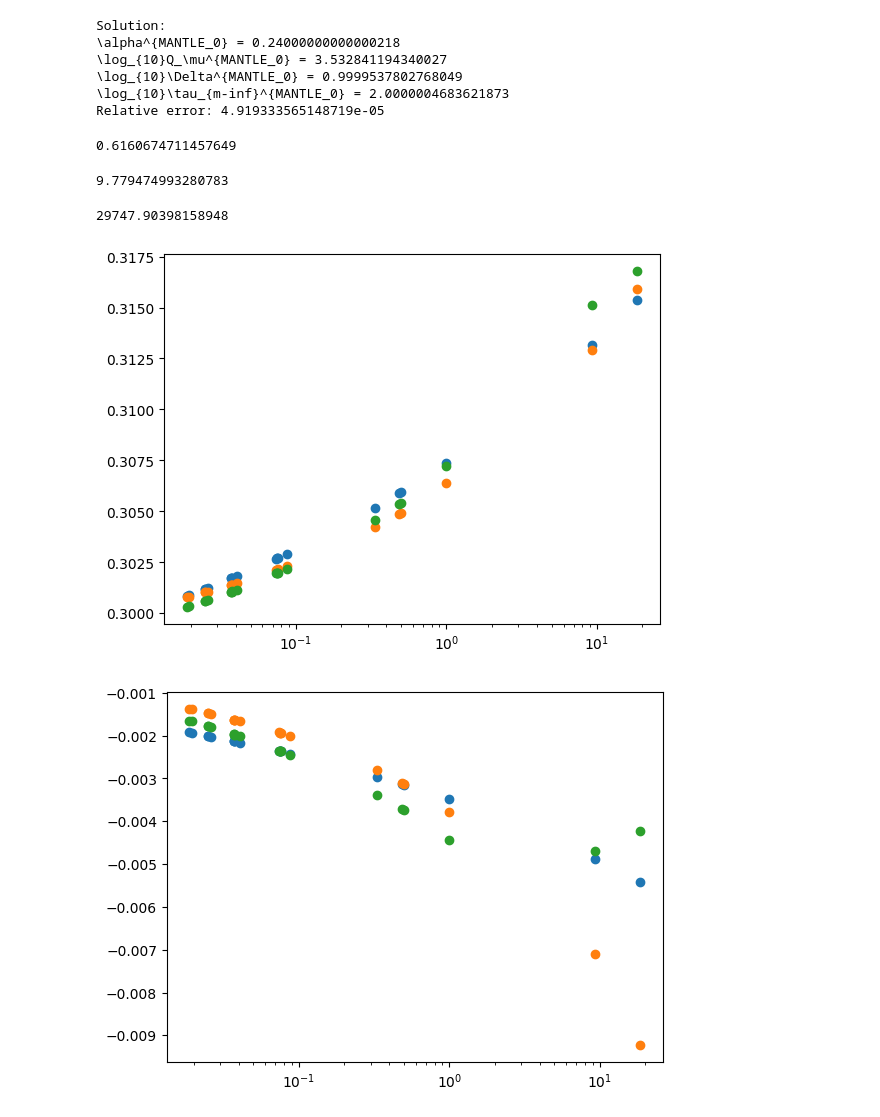
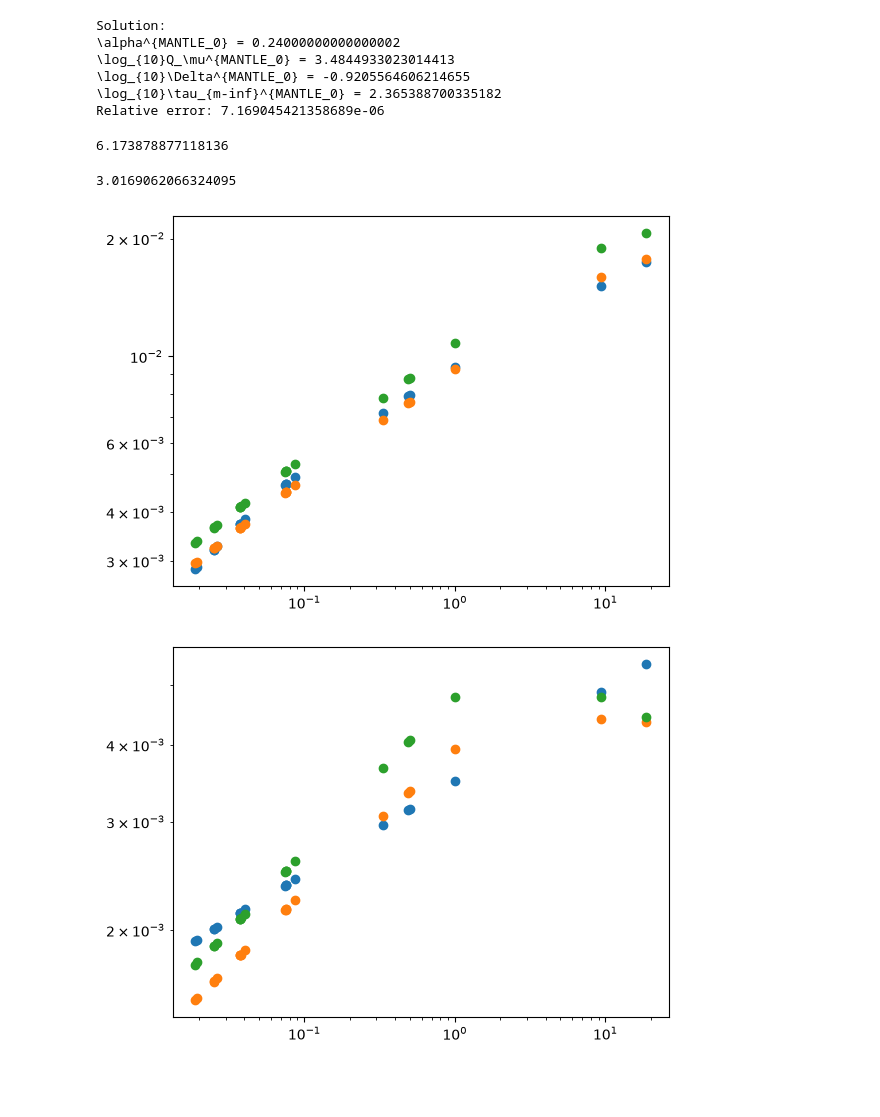
Before and after one commit to maxime-rousselet-cnes/gins_partials, a Jupyter notebook: initial_value_guess.ipynb, the cells around one changed output. Drawn from its saved outputs; the diff is of its cells as text; code cells hidden in the pictures; blank space fills up the shorter version.

```diff
--- a/initial_value_guess.ipynb
+++ b/initial_value_guess.ipynb
@@ -12,19 +12,22 @@ k2_reference = array(
 tabs, love_number_log_frequencies, elastic, love_numbers, _ = load_love_numbers_for_gins()
 # %%
 from gins_partials.tide_correction_model import (
-    tide_angular_frequencies_to_cycle_per_yr,
-    interpolate_love_number_grid_to_solid_tides,
+    SOLID_TIDE_CORRECTION_MODELS_DEFAULT_FILE_NAME,
+    POLE_MODELS_PATH,
+    load_base_model,
+)
+from numpy  import array
+
+k2_models = load_base_model(
+    name=SOLID_TIDE_CORRECTION_MODELS_DEFAULT_FILE_NAME, path=POLE_MODELS_PATH
 )
 
-interpolated_love_numbers = interpolate_love_number_grid_to_solid_tides(
-    model_grid=love_numbers,
-    love_number_log_frequencies=love_number_log_frequencies,
-    solid_tide_frequencies=tide_angular_frequencies_to_cycle_per_yr(),
-)
+interpolated_love_numbers = array(k2_models["k2_real"]) + 1j * array(k2_models["k2_imag"])
 # %%
 from scipy.interpolate import RegularGridInterpolator
 from scipy.optimize import least_squares
 from numpy.random import uniform
+from numpy import log10
 
 grids = tuple(tabs.values())
 interpolators = [
@@ -37,8 +40,8 @@ interpolators = [
     )
     for i in range(len(k2_reference))
 ]
-lower_bounds = array([0.24, 2, -2, 2])
-upper_bounds = array([0.26, 4, 1, 5])
+lower_bounds = array([0.2, log10(4), 0.05, -2])
+upper_bounds = array([0.3, log10(15), 0.4, log10(0.5)])
 
 
 def predict(p):
@@ -64,58 +67,46 @@ print(
 print("Relative error:", cost / REFERENCE_K2)
 # %% [output]
 Solution:
-\alpha^{MANTLE_0} = 0.24000000000000218
-\log_{10}Q_\mu^{MANTLE_0} = 3.532841194340027
-\log_{10}\Delta^{MANTLE_0} = 0.9999537802768049
-\log_{10}\tau_{m-inf}^{MANTLE_0} = 2.0000004683621873
-Relative error: 4.919333565148719e-05
+\alpha^{MANTLE_0} = 0.24000000000000002
+\log_{10}Q_\mu^{MANTLE_0} = 3.4844933023014413
+\log_{10}\Delta^{MANTLE_0} = -0.9205564606214655
+\log_{10}\tau_{m-inf}^{MANTLE_0} = 2.365388700335182
+Relative error: 7.169045421358689e-06
-# %%
-from alna.rheological_formulas import find_tau_m_sup
-
-# TODO: Raise compatibility questions.
-print(find_tau_m_sup(omega_m_inf=3.09e-4, period_unit=1, alpha=0.25, delta=10**(-0.77), q_mu=10**(3.21)) / 3600/24/365.25)
-# %% [output]
-0.6160674711457649
 # %%
 from alna.rheological_formulas import find_tau_m_sup
 
 # TODO: Raise compatibility questions.
-print(find_tau_m_sup(omega_m_inf=3.09e-4, period_unit=1, alpha=0.25, delta=1, q_mu=1000) / 3600/24/365.25)
+print(find_tau_m_sup(omega_m_inf=3.09e-4, period_unit=1, alpha=0.26, delta=0.08, q_mu=7000) / 3600/24/365.25)
 # %% [output]
-9.779474993280783
+6.173878877118136
 # %%
 from alna.rheological_formulas import find_tau_m_sup
 
-print(find_tau_m_sup(omega_m_inf=10**(-x[3]), period_unit=1, alpha=x[0], delta=10**(x[2]), q_mu=10**(x[1])) / 3600/24/365.25)
+print(find_tau_m_sup(omega_m_inf=10**(-x[3]), period_unit=1, alpha=x[0], delta=10**(x[1]), q_mu=160) / 3600/24/365.25)
+print(find_tau_m_sup(omega_m_inf=10**(-x[3]), period_unit=1, alpha=x[2], delta=10**(x[3]), q_mu=300) / 3600/24/365.25)
 # %% [output]
-29747.90398158948
+3.0169062066324095
 # %%
-from matplotlib.pyplot import scatter, xscale, show
+from matplotlib.pyplot import scatter, xscale, show, yscale
+from gins_partials.tide_correction_model import tide_angular_frequencies_to_cycle_per_yr
 
-log_Q_to_test = 3.5
 xscale("log")
-scatter(1 / tide_angular_frequencies_to_cycle_per_yr(), k2_reference.real)
+yscale("log")
+scatter(1 / tide_angular_frequencies_to_cycle_per_yr(), k2_reference.real - elastic[0])
 scatter(
     1 / tide_angular_frequencies_to_cycle_per_yr(),
-    predict(x).real,
-)
-scatter(
-    1 / tide_angular_frequencies_to_cycle_per_yr(),
-    predict((0.25, log_Q_to_test, -0.9, 3.5)).real,
+    predict(x).real - elastic[0],
 )
 show()
 
 xscale("log")
-scatter(1 / tide_angular_frequencies_to_cycle_per_yr(), k2_reference.imag)
+yscale("log")
+scatter(1 / tide_angular_frequencies_to_cycle_per_yr(), -k2_reference.imag)
 scatter(
     1 / tide_angular_frequencies_to_cycle_per_yr(),
-    predict(x).imag,
-)
-scatter(
-    1 / tide_angular_frequencies_to_cycle_per_yr(),
-    predict((0.25, log_Q_to_test, -0.9, 3.5)).imag,
+    -predict(x).imag,
 )
 show()
 # %% [output]
-[figure, old version]
+[figure, new version]
-[figure, old version]
+[figure, new version]
```
Also changed, not shown: 18 other files.
